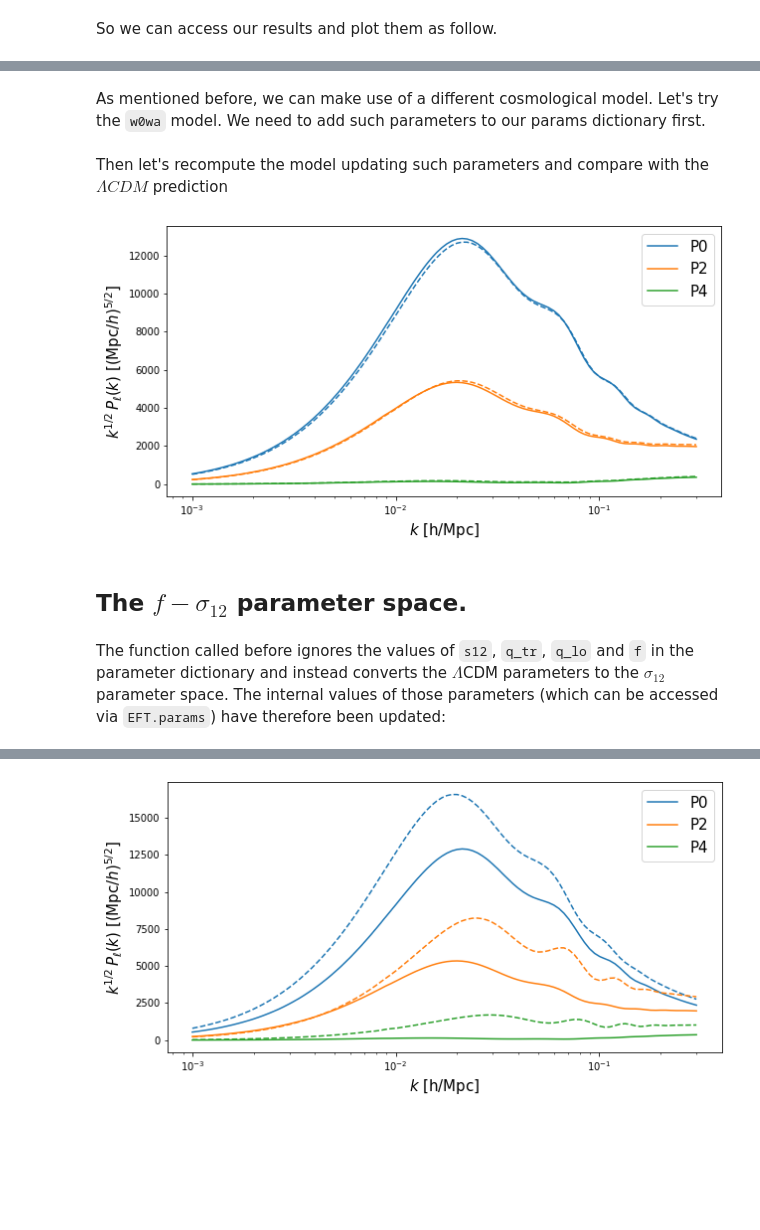
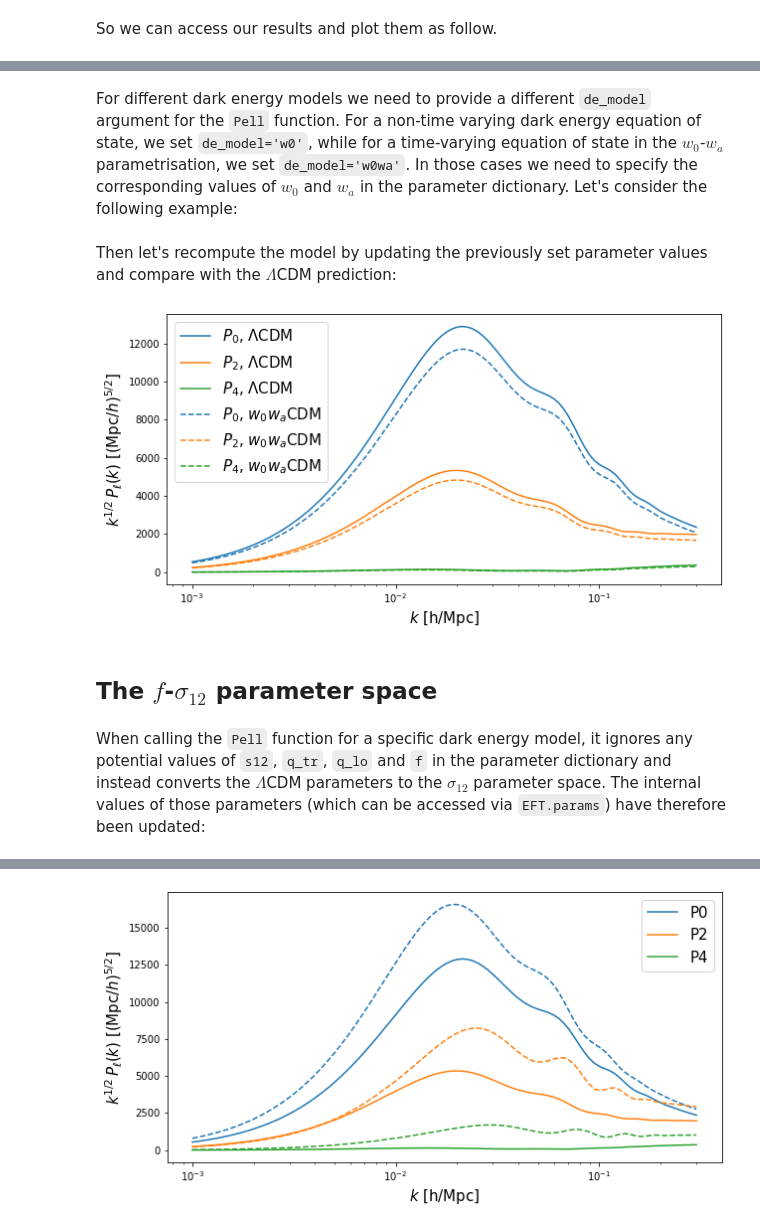
Before and after one commit to adematti/comet-emu, a Jupyter notebook: notebooks/Tutorial.ipynb, the cells around one changed output, grey strips where cells are left out. Drawn from its saved outputs; the diff is of its cells as text; code cells hidden in the pictures; blank space fills up the shorter version.

```diff
--- a/notebooks/Tutorial.ipynb
+++ b/notebooks/Tutorial.ipynb
@@ -86,3 +124,5 @@ plt.show()
+# %%
+params['Ok'] = 0.05
 # %% [markdown]
-As mentioned before, we can make use of a different cosmological model. Let's try the `w0wa` model. We need to add such parameters to our params dictionary first.
+For different dark energy models we need to provide a different `de_model` argument for the `Pell` function. For a non-time varying dark energy equation of state, we set `de_model='w0'`, while for a time-varying equation of state in the $w_0$-$w_a$ parametrisation, we set `de_model='w0wa'`. In those cases we need to specify the corresponding values of $w_0$ and $w_a$ in the parameter dictionary. Let's consider the following example:
 # %%
@@ -93,29 +129,29 @@ As mentioned before, we can make use of a different cosmological model. Let's tr
 params['w0'] = -1.1
 params['wa'] = 0.1
 # %% [markdown]
-Then let's recompute the model updating such parameters and compare with the $\Lambda CDM$ prediction
+Then let's recompute the model by updating the previously set parameter values and compare with the $\Lambda$CDM prediction:
 # %%
 Pell_w0wa = EFT.Pell(k_hMpc, params, ell=[0,2,4], de_model='w0wa')
-# %%
-f = plt.figure(figsize=(10,5))
-ax = f.add_subplot(111)
-
-ax.semilogx(k_hMpc, k_hMpc**0.5*Pell_LCDM["ell0"],c='C0',ls='-',label='P0')
-ax.semilogx(k_hMpc, k_hMpc**0.5*Pell_LCDM["ell2"],c='C1',ls='-',label='P2')
-ax.semilogx(k_hMpc, k_hMpc**0.5*Pell_LCDM["ell4"],c='C2',ls='-',label='P4')
-ax.semilogx(k_hMpc, k_hMpc**0.5*Pell_w0wa["ell0"],c='C0',ls='--')
-ax.semilogx(k_hMpc, k_hMpc**0.5*Pell_w0wa["ell2"],c='C1',ls='--')
-ax.semilogx(k_hMpc, k_hMpc**0.5*Pell_w0wa["ell4"],c='C2',ls='--')
-ax.set_xlabel('$k$ [h/Mpc]',fontsize=15)
-ax.set_ylabel(r'$k^{1/2}\,P_{\ell}(k)$ [$(\mathrm{Mpc}/h)^{5/2}$]',fontsize=15)
-ax.legend(fontsize=15)
-plt.show()
-# %% [output]
-[figure, removed]
+# %%
+f = plt.figure(figsize=(10,5))
+ax = f.add_subplot(111)
+
+ax.semilogx(k_hMpc, k_hMpc**0.5*Pell_LCDM["ell0"],c='C0',ls='-',label='$P_0$, $\Lambda$CDM')
+ax.semilogx(k_hMpc, k_hMpc**0.5*Pell_LCDM["ell2"],c='C1',ls='-',label='$P_2$, $\Lambda$CDM')
+ax.semilogx(k_hMpc, k_hMpc**0.5*Pell_LCDM["ell4"],c='C2',ls='-',label='$P_4$, $\Lambda$CDM')
+ax.semilogx(k_hMpc, k_hMpc**0.5*Pell_w0wa["ell0"],c='C0',ls='--',label='$P_0$, $w_0 w_a$CDM')
+ax.semilogx(k_hMpc, k_hMpc**0.5*Pell_w0wa["ell2"],c='C1',ls='--',label='$P_2$, $w_0 w_a$CDM')
+ax.semilogx(k_hMpc, k_hMpc**0.5*Pell_w0wa["ell4"],c='C2',ls='--',label='$P_4$, $w_0 w_a$CDM')
+ax.set_xlabel('$k$ [h/Mpc]',fontsize=15)
+ax.set_ylabel(r'$k^{1/2}\,P_{\ell}(k)$ [$(\mathrm{Mpc}/h)^{5/2}$]',fontsize=15)
+ax.legend(fontsize=15)
+plt.show()
+# %% [output]
+[figure, added]
 # %% [markdown]
-## The $f-\sigma_{12}$ parameter space.
+## The $f$-$\sigma_{12}$ parameter space
 # %% [markdown]
-The function called before ignores the values of `s12`, `q_tr`, `q_lo` and `f` in the parameter dictionary and instead converts the $\Lambda$CDM parameters to the $\sigma_{12}$ parameter space. The internal values of those parameters (which can be accessed via `EFT.params`) have therefore been updated:
+When calling the `Pell` function for a specific dark energy model, it ignores any potential values of `s12`, `q_tr`, `q_lo` and `f` in the parameter dictionary and instead converts the $\Lambda$CDM parameters to the $\sigma_{12}$ parameter space. The internal values of those parameters (which can be accessed via `EFT.params`) have therefore been updated:
 # %%
 # s12, q_tr, q_lo and f are computed internally!
 EFT.params
```
Also changed, not shown: parts of 40 cells of this notebook, 1 other file.
